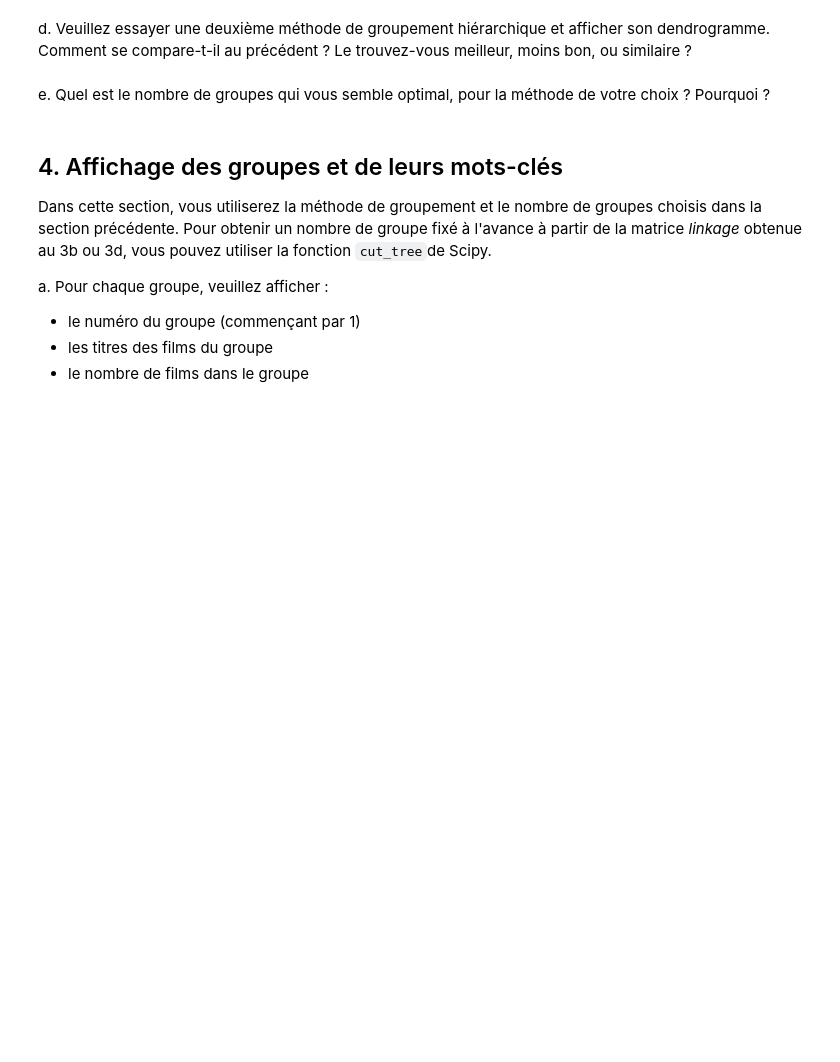
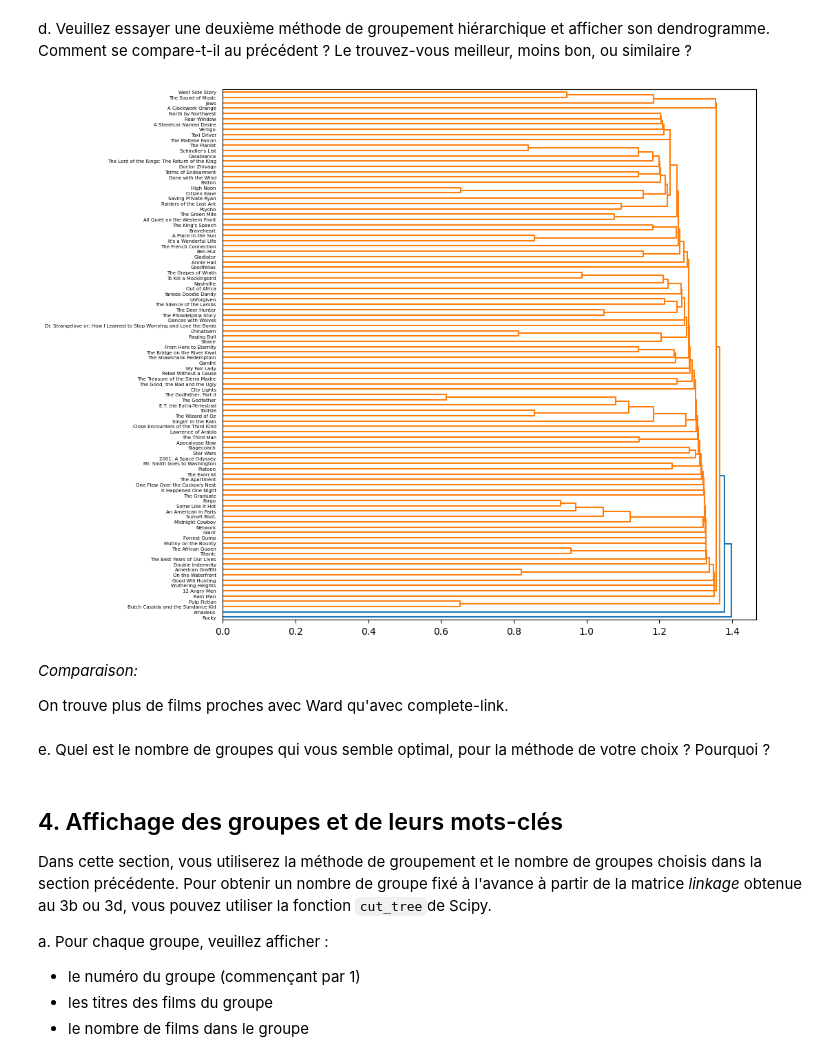
Before and after one commit to Raynobrak/heigvd-labos-apn, a Jupyter notebook: Labo3/Labo3_Groupement_hiérarchique_RemiLucas.ipynb, the cells around one changed output. Saved outputs shown, nothing was run; the diff lists cells and outputs as text; code cells hidden in the pictures; blank space fills up the shorter version.

```diff
--- a/Labo3/Labo3_Groupement_hiérarchique_RemiLucas.ipynb
+++ b/Labo3/Labo3_Groupement_hiérarchique_RemiLucas.ipynb
@@ -58,5 +195,14 @@ c. Afficher le dendrogramme avec la fonction [scipy.cluster.hierarchy.dendrogram
 # %% [markdown]
 d. Veuillez essayer une deuxième méthode de groupement hiérarchique et afficher son dendrogramme.  Comment se compare-t-il au précédent ?  Le trouvez-vous meilleur, moins bon, ou similaire ?
+# %%
+hierarchy = single(distance_matrix)
+show_dendrogram(hierarchy)
+# %% [output]
+[figure, added]
+# %% [markdown]
+*Comparaison:*
+
+On trouve plus de films proches avec Ward qu'avec complete-link.
 # %% [markdown]
 e. Quel est le nombre de groupes qui vous semble optimal, pour la méthode de votre choix ?  Pourquoi ?
 # %% [markdown]
```
Also changed, not shown: parts of 13 cells of this notebook.
